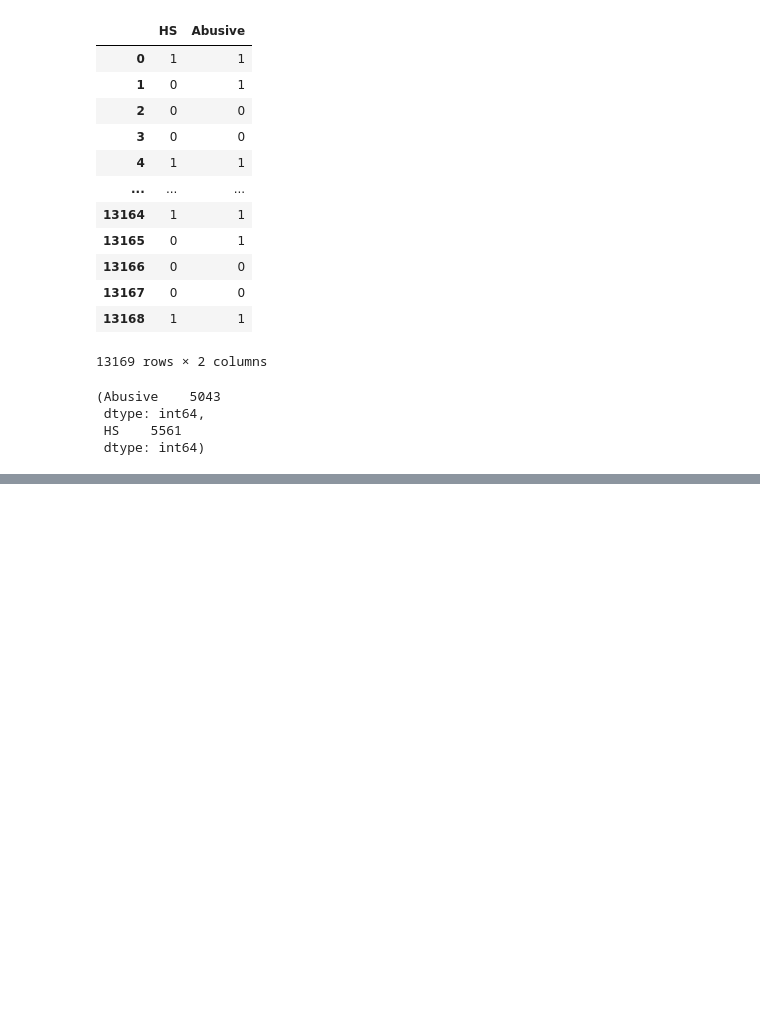
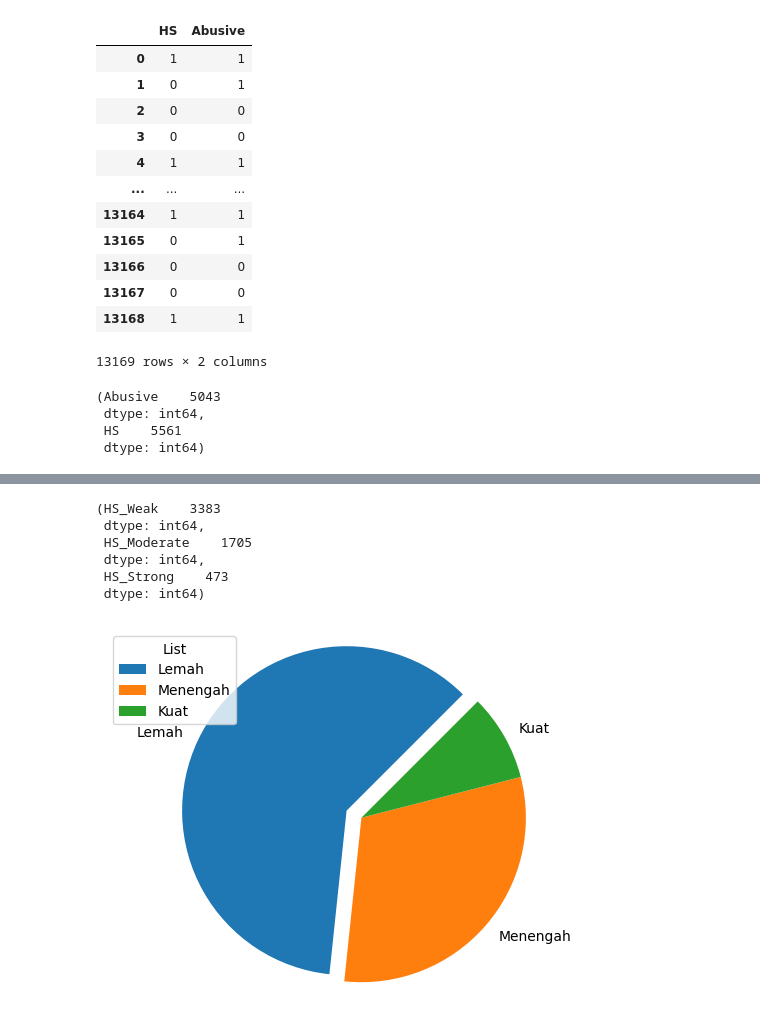
Before and after one commit to jsprii/F-DSC24001074-18-Jos-Cleansing-Gold, a Jupyter notebook: data_processing.ipynb, the cells around one changed output, grey strips where cells are left out. Saved outputs shown, nothing was run; the diff lists cells and outputs as text; code cells hidden in the pictures; blank space fills up the shorter version.

```diff
--- a/data_processing.ipynb
+++ b/data_processing.ipynb
@@ -64,0 +182,23 @@ hitung_abusive, hitung_hs
+# %%
+hitung_lemah = kuat_tweet[["HS_Weak"]].sum()
+hitung_menengah = kuat_tweet[["HS_Moderate"]].sum()
+hitung_kuat = kuat_tweet[["HS_Strong"]].sum()
+hitung_lemah,hitung_menengah,hitung_kuat
+# %% [output]
+(HS_Weak    3383
+ dtype: int64,
+ HS_Moderate    1705
+ dtype: int64,
+ HS_Strong    473
+ dtype: int64)
+# %%
+firms = ["Lemah","Menengah","Kuat"]
+market_share = [3383, 1705, 473]
+Explode = [0.1,0,0]
+plt.pie(market_share,explode=Explode,labels=firms,shadow=False,
+        startangle=45)
+plt.axis('equal')
+plt.legend(title="List")
+plt.show()
+# %% [output]
+[figure, added]
```
Also changed, not shown: parts of 10 cells of this notebook.
